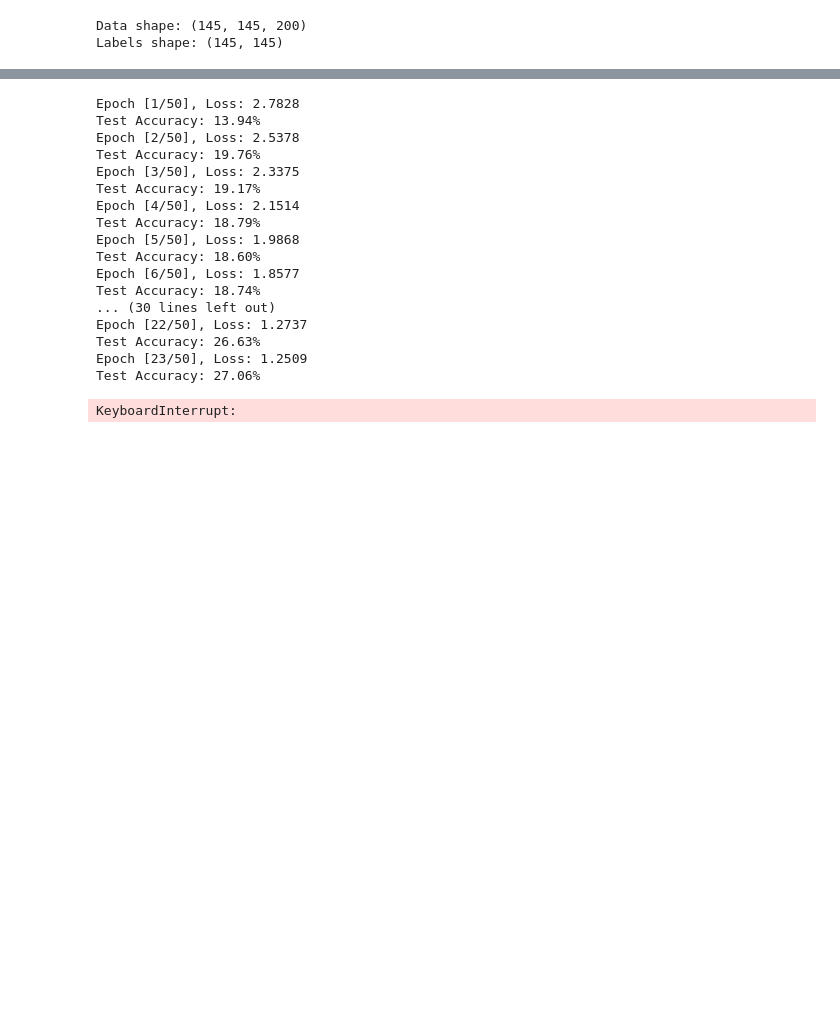
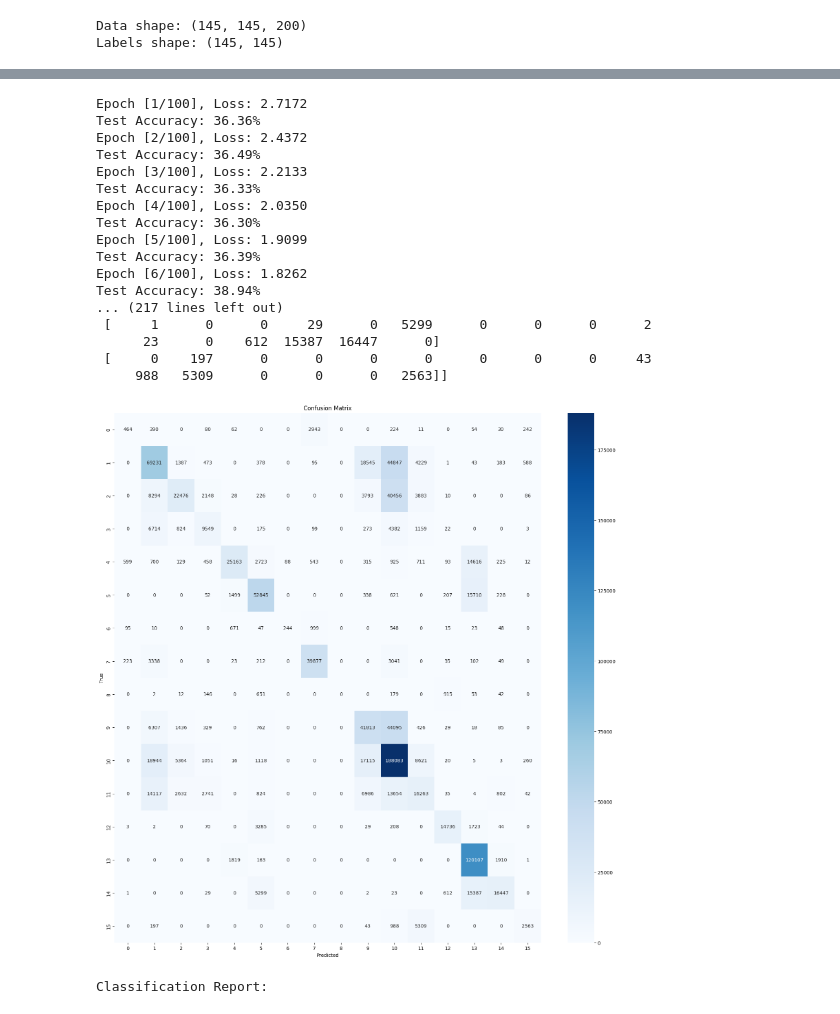
Before and after one commit to HClhsl/Indian-Pines-Classification, a Jupyter notebook: model.ipynb, the cells around one changed output, grey strips where cells are left out. Saved outputs shown, nothing was run; the diff lists cells and outputs as text; code cells hidden in the pictures; blank space fills up the shorter version.

```diff
--- a/model.ipynb
+++ b/model.ipynb
@@ -130,7 +136,7 @@ model = WeightedFeatureFusion(cnn_in_channels=bands, gat_in_channels=bands, num_
 model=model.to(device)
 
 criterion = nn.CrossEntropyLoss(ignore_index=255)
-optimizer = optim.Adam(model.parameters(), lr=0.001)
+optimizer = optim.AdamW(model.parameters(), lr=0.001)
 # %%
 # 创建图数据
 from torch_geometric.utils import grid
@@ -142,17 +148,20 @@ edge_index = grid(height, width)[0]
 node_features = torch.from_numpy(data_reshaped).float()  # 形状：[num_nodes, feature_dim]
 
 # 节点标签（包括未标记的节点）
-all_labels = torch.from_numpy(labels_reshaped - 1).long()  # 减 1 是让标签从 0 开始
-
+#labels_reshaped = labels_reshaped.astype(np.int32)
+labels_reshaped[labels_reshaped == 0] = 255
+labels_reshaped[labels_reshaped != 255] -= 1
+all_labels = torch.from_numpy(labels_reshaped).long()  # 减 1 是让标签从 0 开始
+print('All labels:', all_labels)
 # 创建图数据对象
 graph_data = Data(x=node_features.to(device), edge_index=edge_index.to(device))
 
 # 划分训练集和测试集
-labeled_indices = torch.where(all_labels >= 0)[0]
+labeled_indices = torch.where(all_labels != 255)[0]
 
 train_indices, test_indices = train_test_split(
     labeled_indices.cpu().numpy(),
-    test_size=0.2,
+    test_size=0.98,
     random_state=42,
     stratify=all_labels[labeled_indices].cpu()
 )
@@ -166,46 +180,72 @@ masked_labels = all_labels  # 包含未标记的节点，值为 -1
 # %%
-num_epochs = 50
+num_epochs = 100
 
 # 将节点特征调整为 CNN 输入的形状
 cnn_x = node_features.unsqueeze(2).unsqueeze(3).to(device)  # 形状：[num_nodes, in_channels, 1, 1]
+
+all_preds = []
+all_labels = []
 
 for epoch in range(num_epochs):
     model.train()
     optimizer.zero_grad()
 
     outputs = model(cnn_x, graph_data)  # 输出形状：[num_nodes, num_classes]
 
     # 只计算训练集上的损失
     loss = criterion(outputs[train_mask], masked_labels[train_mask].to(device))
+    #loss = criterion(outputs[train_mask], all_labels[train_mask].to(device))
     loss.backward()
     optimizer.step()
 
     print('Epoch [{}/{}], Loss: {:.4f}'.format(epoch+1, num_epochs, loss.item()))
 
     # 验证
     model.eval()
     with torch.no_grad():
         outputs = model(cnn_x, graph_data)
         _, predicted = torch.max(outputs[test_mask], 1)
         total = test_mask.sum().item()
         correct = (predicted.cpu() == masked_labels[test_mask]).sum().item()
-        print('Test Accuracy: {:.2f}%'.format(100 * correct / total))
+        accuracy = 100 * correct / total
+        print('Test Accuracy: {:.2f}%'.format(accuracy))
+
+        all_preds.extend(predicted.cpu().numpy())
+        all_labels.extend(masked_labels[test_mask].cpu().numpy())
+
+# 计算混淆矩阵
+cm = confusion_matrix(all_labels, all_preds)
+print("Confusion Matrix:")
+print(cm)
+
+# 可视化混淆矩阵
+plt.figure(figsize=(20,20))
+sns.heatmap(cm, annot=True, fmt='d', cmap='Blues')
+plt.xlabel('Predicted')
+plt.ylabel('True')
+plt.title('Confusion Matrix')
+plt.show()
+
+# 打印分类报告
+print("Classification Report:")
+print(classification_report(all_labels, all_preds))
 # %% [output]
-Epoch [1/50], Loss: 2.7828
-Test Accuracy: 13.94%
-Epoch [2/50], Loss: 2.5378
-Test Accuracy: 19.76%
-Epoch [3/50], Loss: 2.3375
-Test Accuracy: 19.17%
-Epoch [4/50], Loss: 2.1514
-Test Accuracy: 18.79%
-Epoch [5/50], Loss: 1.9868
-Test Accuracy: 18.60%
-Epoch [6/50], Loss: 1.8577
-Test Accuracy: 18.74%
-... (30 lines left out)
-Epoch [22/50], Loss: 1.2737
-Test Accuracy: 26.63%
-Epoch [23/50], Loss: 1.2509
-Test Accuracy: 27.06%
+Epoch [1/100], Loss: 2.7172
+Test Accuracy: 36.36%
+Epoch [2/100], Loss: 2.4372
+Test Accuracy: 36.49%
+Epoch [3/100], Loss: 2.2133
+Test Accuracy: 36.33%
+Epoch [4/100], Loss: 2.0350
+Test Accuracy: 36.30%
+Epoch [5/100], Loss: 1.9099
+Test Accuracy: 36.39%
+Epoch [6/100], Loss: 1.8262
+Test Accuracy: 38.94%
+... (217 lines left out)
+ [     1      0      0     29      0   5299      0      0      0      2
+      23      0    612  15387  16447      0]
+ [     0    197      0      0      0      0      0      0      0     43
+     988   5309      0      0      0   2563]]
+[figure, added]
-KeyboardInterrupt:
+Classification Report:
```
Also changed, not shown: parts of 7 cells of this notebook.
